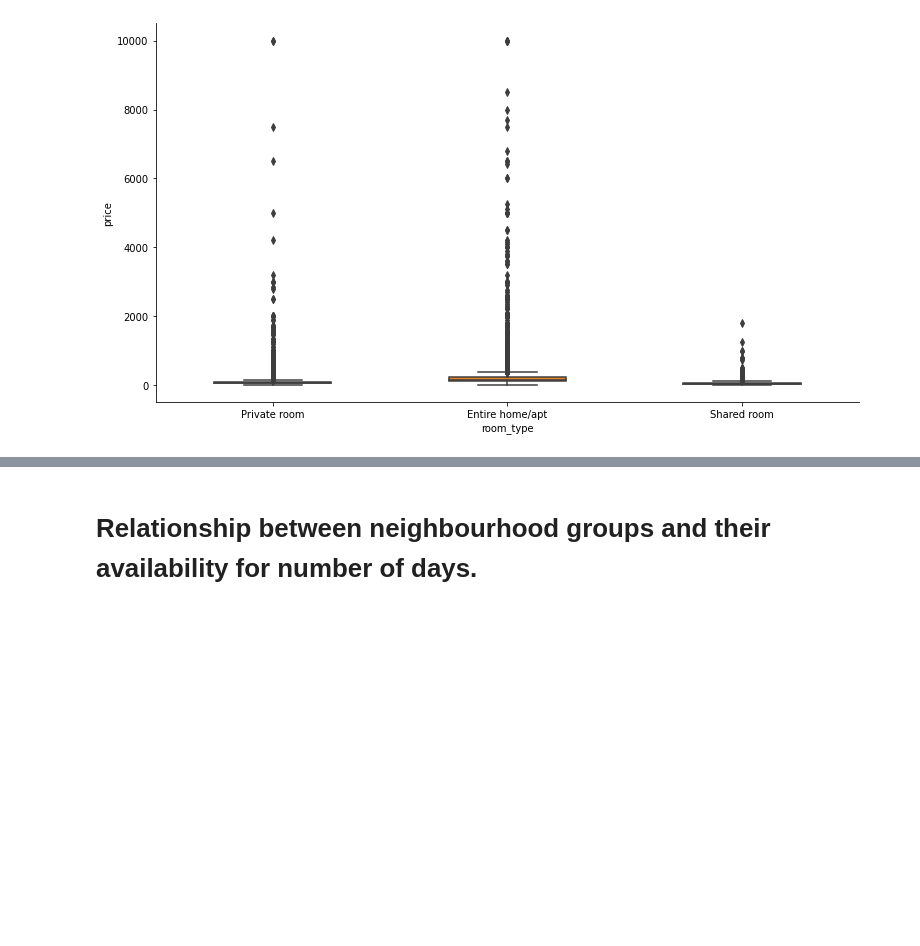
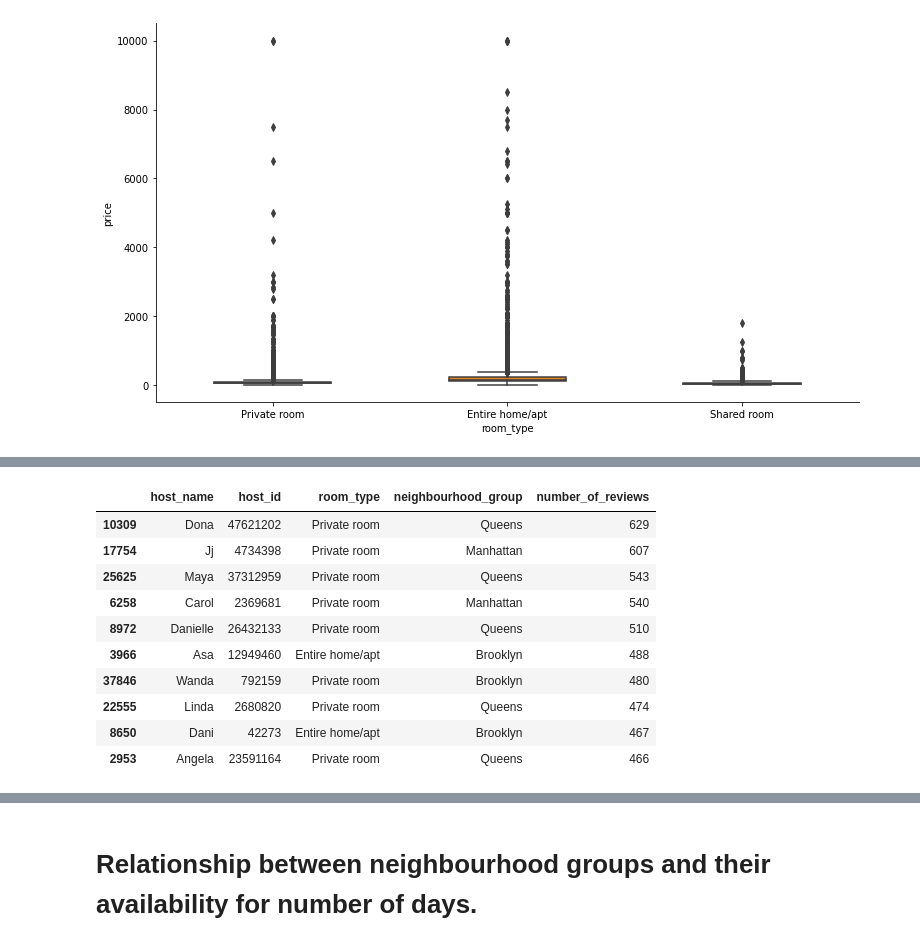
Before and after one commit to YaserZaidi/Airbnb_Booking_Analysis, a Jupyter notebook: Airbnb_Bookings_Analysis_Project.ipynb, the cells around one changed output, grey strips where cells are left out. Drawn from its saved outputs; the diff is of its cells as text; code cells hidden in the pictures; blank space fills up the shorter version.

```diff
--- a/Airbnb_Bookings_Analysis_Project.ipynb
+++ b/Airbnb_Bookings_Analysis_Project.ipynb
@@ -557 +561,18 @@ sns.catplot(data=xll, x="room_type", y="log_price", kind="box", height=6, aspect
 [figure]
+# %%
+#The hosts who have maximum number of reviews will be the busiest because that means people are booking frequently at those hosts.
+busiest_hosts = xll.groupby(['host_name','host_id','room_type','neighbourhood_group'])['number_of_reviews'].max().reset_index()
+busiest_hosts = busiest_hosts.sort_values(by='number_of_reviews', ascending=False).head(10)
+busiest_hosts
+# %% [output]
+|  | host_name | host_id | room_type | neighbourhood_group | number_of_reviews |
+| 10309 | Dona | 47621202 | Private room | Queens | 629 |
+| 17754 | Jj | 4734398 | Private room | Manhattan | 607 |
+| 25625 | Maya | 37312959 | Private room | Queens | 543 |
+| 6258 | Carol | 2369681 | Private room | Manhattan | 540 |
+| 8972 | Danielle | 26432133 | Private room | Queens | 510 |
+| 3966 | Asa | 12949460 | Entire home/apt | Brooklyn | 488 |
+| 37846 | Wanda | 792159 | Private room | Brooklyn | 480 |
+| 22555 | Linda | 2680820 | Private room | Queens | 474 |
+| 8650 | Dani | 42273 | Entire home/apt | Brooklyn | 467 |
+| 2953 | Angela | 23591164 | Private room | Queens | 466 |
```
Also changed, not shown: parts of 10 cells of this notebook.
